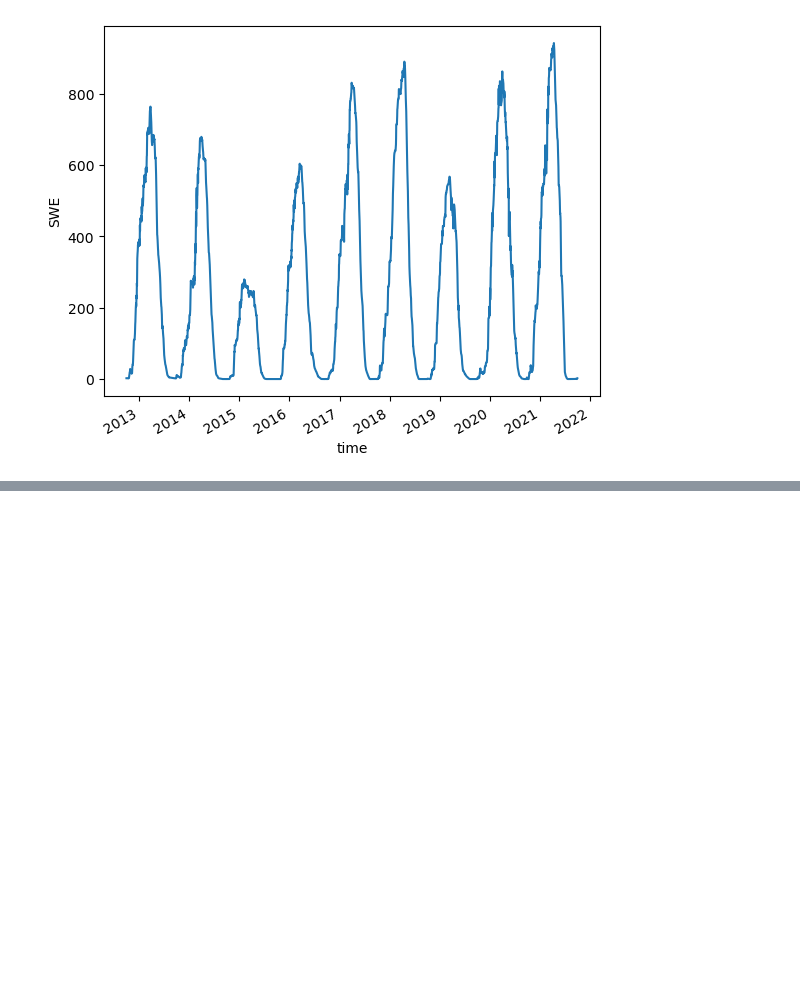
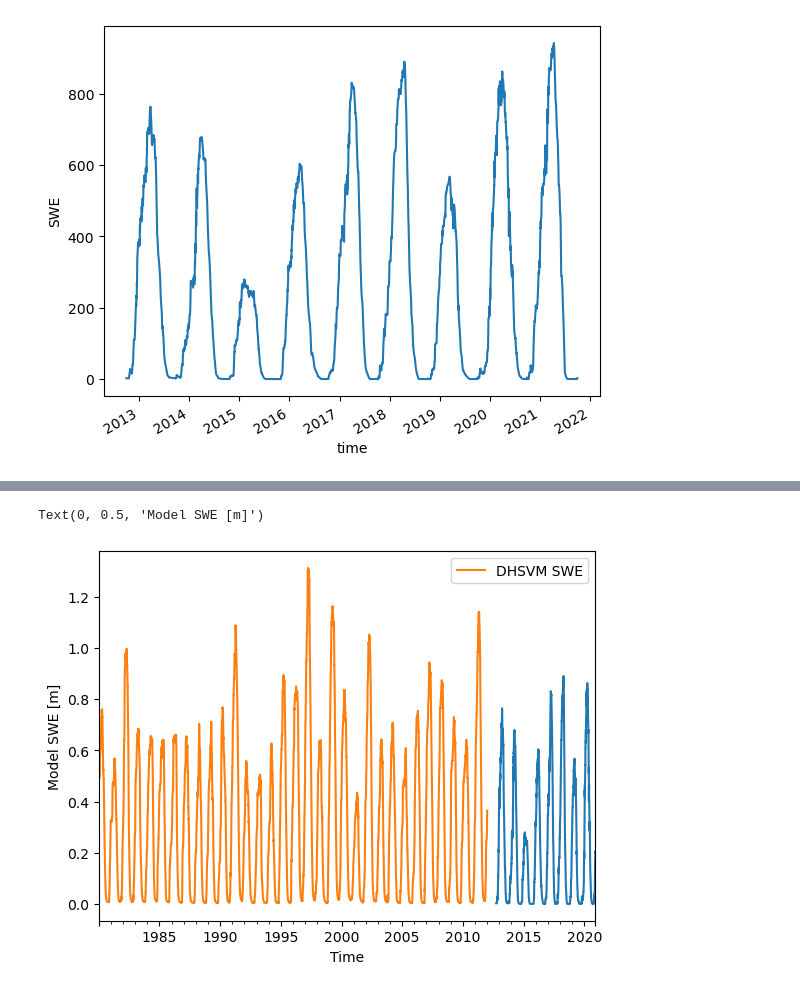
Before and after one commit to NCristea/Compare_SWE, a Jupyter notebook: notebooks/get_basin_SWE.ipynb, the cells around one changed output, grey strips where cells are left out. Saved outputs shown, nothing was run; the diff lists cells and outputs as text; code cells hidden in the pictures; blank space fills up the shorter version.

```diff
--- a/notebooks/get_basin_SWE.ipynb
+++ b/notebooks/get_basin_SWE.ipynb
@@ -183,0 +196,12 @@ tem
+# %%
+df_basin_mean_daily = basin_mean_daily.to_dataframe()
+df_basin_mean_daily['SWE_m'] = df_basin_mean_daily['SWE']/1000
+# %%
+ax = df_basin_mean_daily['SWE_m'].plot(label = 'UA SWE')
+basin_ave_SWE_DHSVM.plot(kind='line',  y = 'Swq', label = 'DHSVM SWE', ax = ax)
+ax.set_xlim([datetime(1980, 1, 21), datetime(2020, 12, 1)])
+plt.xlabel('Time')
+plt.ylabel('Model SWE [m]')
+# %% [output]
+Text(0, 0.5, 'Model SWE [m]')
+[figure, added]
```
Also changed, not shown: parts of 5 cells of this notebook.
